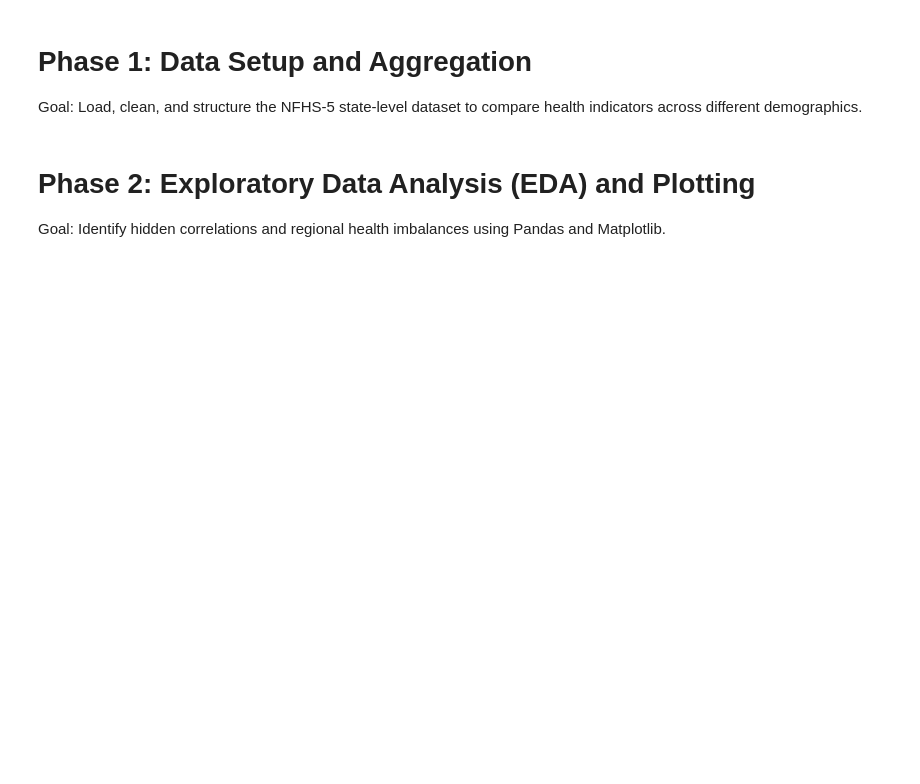
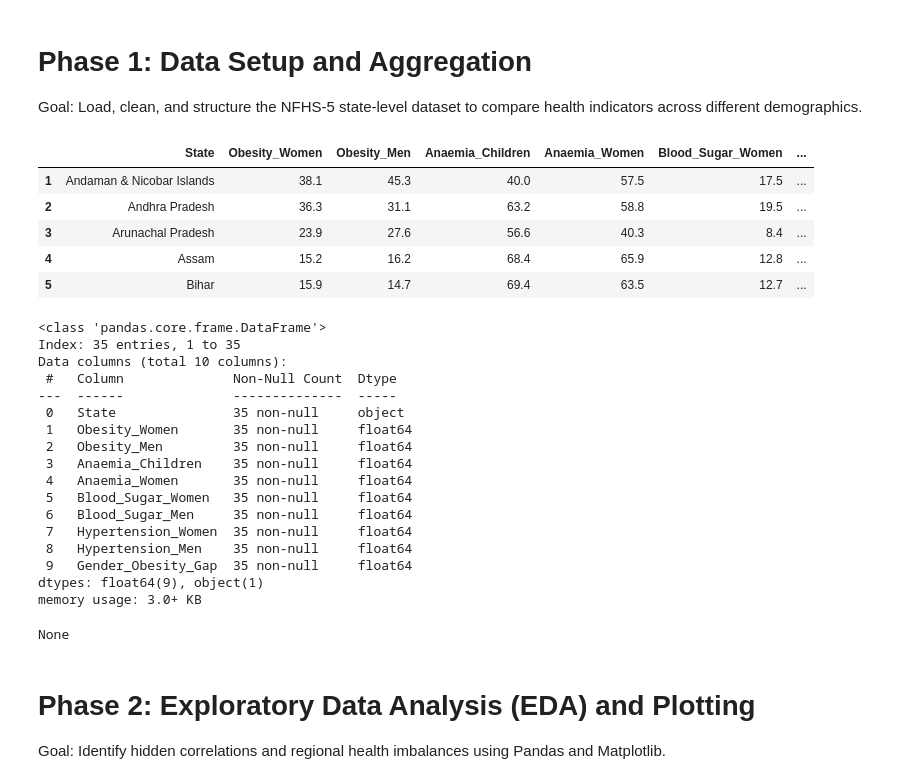
Before and after one commit to garvits01/Mini-Project---Samsung-Innovation-Campus, a Jupyter notebook: NFHS5_Analysis.ipynb, the cells around one changed output. Saved outputs shown, nothing was run; the diff lists cells and outputs as text; code cells hidden in the pictures; blank space fills up the shorter version.

Commit message:
Add NFHS-5 data analysis notebook and dataset

```diff
--- a/NFHS5_Analysis.ipynb
+++ b/NFHS5_Analysis.ipynb
@@ -6,7 +6,7 @@ import pandas as pd
 import numpy as np
 
 # Step 1 & 2: Load Data and Select Key Columns
-df = pd.read_csv('datafile.csv')
+df = pd.read_csv(r"C:\Users\Lenovo\Downloads\datafile.csv")
 
 # Ensure we are looking at total state-wise data rather than rural/urban splits
 if 'Area' in df.columns:
@@ -14,33 +14,58 @@ if 'Area' in df.columns:
 
 # Dictionary to map the long column names to concise ones
 cols_mapping = {
     'States/UTs': 'State',
     'Women (age 15-49 years) who are overweight or obese (BMI ≥25.0 kg/m2)21 (%)': 'Obesity_Women',
     'Men (age 15-49 years) who are overweight or obese (BMI ≥25.0 kg/m2) (%)': 'Obesity_Men',
     'Children age 6-59 months who are anaemic (<11.0 g/dl)22 (%)': 'Anaemia_Children',
     'All women age 15-49 years who are anaemic22 (%)': 'Anaemia_Women',
     'Women age 15 years and above wih high or very high (>140 mg/dl) Blood sugar level or taking medicine to control blood sugar level23 (%)': 'Blood_Sugar_Women',
     'Men age 15 years and above wih high or very high (>140 mg/dl) Blood sugar level  or taking medicine to control blood sugar level23 (%)': 'Blood_Sugar_Men',
     'Women age 15 years and above wih Elevated blood pressure (Systolic ≥140 mm of Hg and/or Diastolic ≥90 mm of Hg) or taking medicine to control blood pressure (%)': 'Hypertension_Women',
     'Men age 15 years and above wih Elevated blood pressure (Systolic ≥140 mm of Hg and/or Diastolic ≥90 mm of Hg) or taking medicine to control blood pressure (%)': 'Hypertension_Men'
 }
 
 df_selected = df[list(cols_mapping.keys())].rename(columns=cols_mapping).reset_index(drop=True)
 
 # Remove 'India' aggregate row for purely state-level analysis
 df_selected = df_selected[df_selected['State'] != 'India'].copy()
 
 # Step 3: Handle missing values and non-numeric characters like hyphens
 for col in df_selected.columns:
     if col != 'State':
         df_selected[col] = pd.to_numeric(df_selected[col], errors='coerce')
 
 # Step 4: Create 'Gender_Obesity_Gap' column (Female Obesity % - Male Obesity %)
 df_selected['Gender_Obesity_Gap'] = df_selected['Obesity_Women'] - df_selected['Obesity_Men']
 
 # Display sanity checks
 display(df_selected.head())
 display(df_selected.info())
+# %% [output]
+|  | State | Obesity_Women | Obesity_Men | Anaemia_Children | Anaemia_Women | Blood_Sugar_Women | ... |
+| 1 | Andaman & Nicobar Islands | 38.1 | 45.3 | 40.0 | 57.5 | 17.5 | ... |
+| 2 | Andhra Pradesh | 36.3 | 31.1 | 63.2 | 58.8 | 19.5 | ... |
+| 3 | Arunachal Pradesh | 23.9 | 27.6 | 56.6 | 40.3 | 8.4 | ... |
+| 4 | Assam | 15.2 | 16.2 | 68.4 | 65.9 | 12.8 | ... |
+| 5 | Bihar | 15.9 | 14.7 | 69.4 | 63.5 | 12.7 | ... |
+<class 'pandas.core.frame.DataFrame'>
+Index: 35 entries, 1 to 35
+Data columns (total 10 columns):
+ #   Column              Non-Null Count  Dtype
+---  ------              --------------  -----
+ 0   State               35 non-null     object
+ 1   Obesity_Women       35 non-null     float64
+ 2   Obesity_Men         35 non-null     float64
+ 3   Anaemia_Children    35 non-null     float64
+ 4   Anaemia_Women       35 non-null     float64
+ 5   Blood_Sugar_Women   35 non-null     float64
+ 6   Blood_Sugar_Men     35 non-null     float64
+ 7   Hypertension_Women  35 non-null     float64
+ 8   Hypertension_Men    35 non-null     float64
+ 9   Gender_Obesity_Gap  35 non-null     float64
+dtypes: float64(9), object(1)
+memory usage: 3.0+ KB
+None
 # %% [markdown]
 # Phase 2: Exploratory Data Analysis (EDA) and Plotting
 Goal: Identify hidden correlations and regional health imbalances using Pandas and Matplotlib.
```
Also changed, not shown: parts of 2 cells of this notebook.
